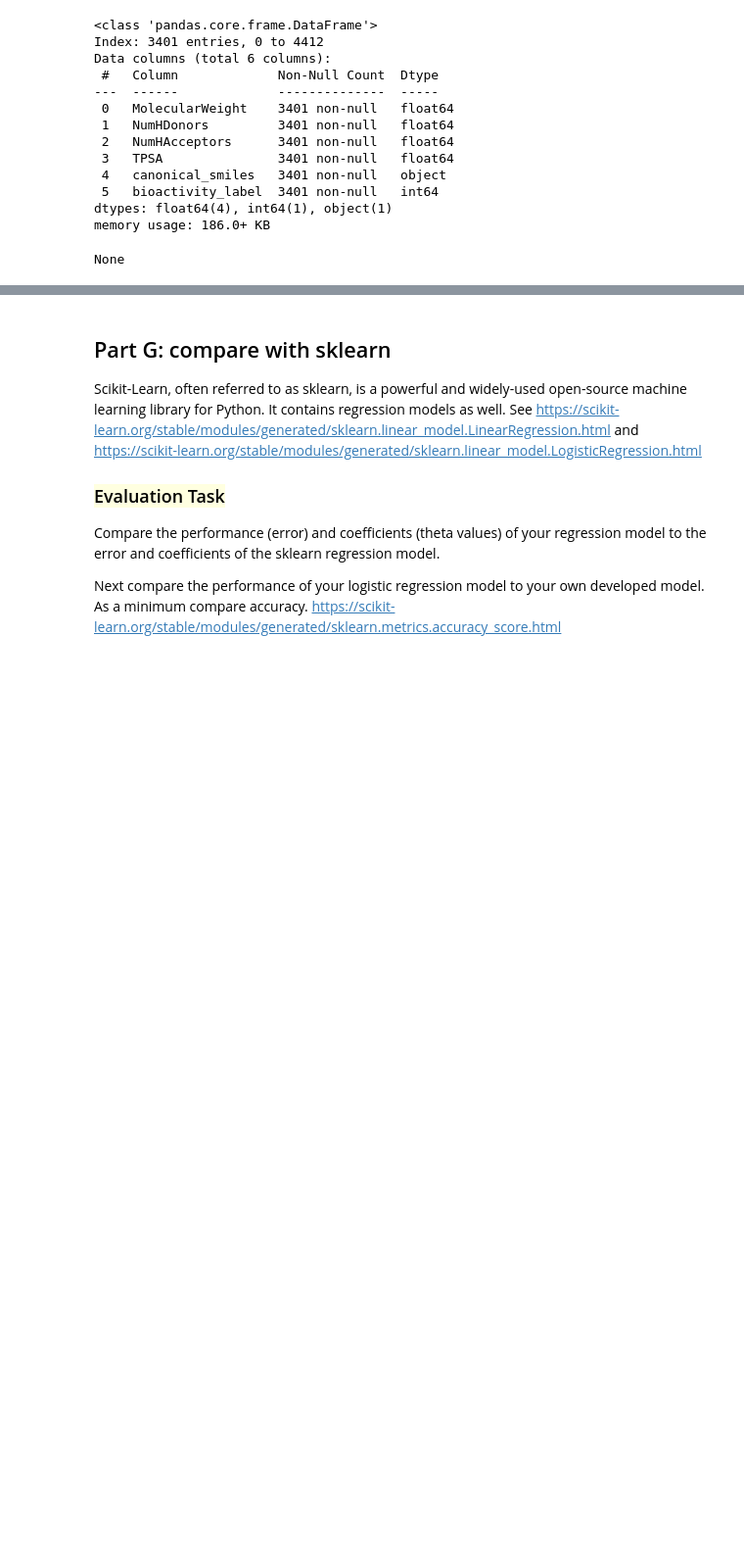
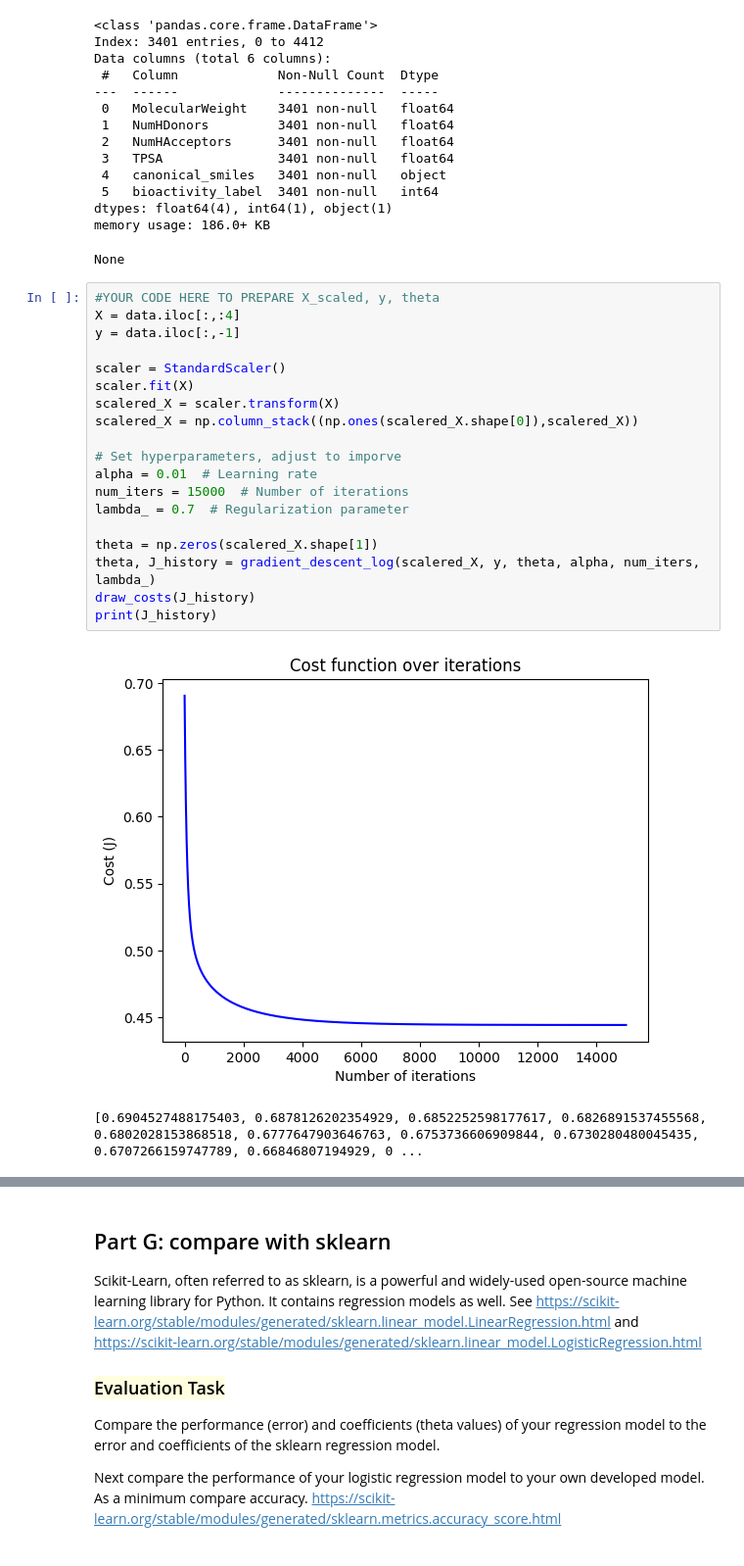
Before and after one commit to hanson20210416/Datascience5, a Jupyter notebook: Assignment_Regression.ipynb, the cells around one changed output, grey strips where cells are left out. Shown at 98% size. Drawn from its saved outputs; the diff is of its cells as text; blank space fills up the shorter version.

```diff
--- a/Assignment_Regression.ipynb
+++ b/Assignment_Regression.ipynb
@@ -877,5 +880,27 @@ Data columns (total 6 columns):
 dtypes: float64(4), int64(1), object(1)
 memory usage: 186.0+ KB
 None
+# %%
+#YOUR CODE HERE TO PREPARE X_scaled, y, theta
+X = data.iloc[:,:4]
+y = data.iloc[:,-1]
+
+scaler = StandardScaler()
+scaler.fit(X)
+scalered_X = scaler.transform(X)
+scalered_X = np.column_stack((np.ones(scalered_X.shape[0]),scalered_X))
+
+# Set hyperparameters, adjust to imporve
+alpha = 0.01  # Learning rate
+num_iters = 15000  # Number of iterations
+lambda_ = 0.7  # Regularization parameter
+
+theta = np.zeros(scalered_X.shape[1])
+theta, J_history = gradient_descent_log(scalered_X, y, theta, alpha, num_iters, lambda_)
+draw_costs(J_history)
+print(J_history)
+# %% [output]
+[figure, added]
+[0.6904527488175403, 0.6878126202354929, 0.6852252598177617, 0.6826891537455568, 0.6802028153868518, 0.6777647903646763, 0.6753736606909844, 0.6730280480045435, 0.6707266159747789, 0.66846807194929, 0 ...
 # %%
 #YOUR CODE HERE TO PREPARE X_scaled, y, theta
```
Also changed, not shown: parts of 8 cells of this notebook.
